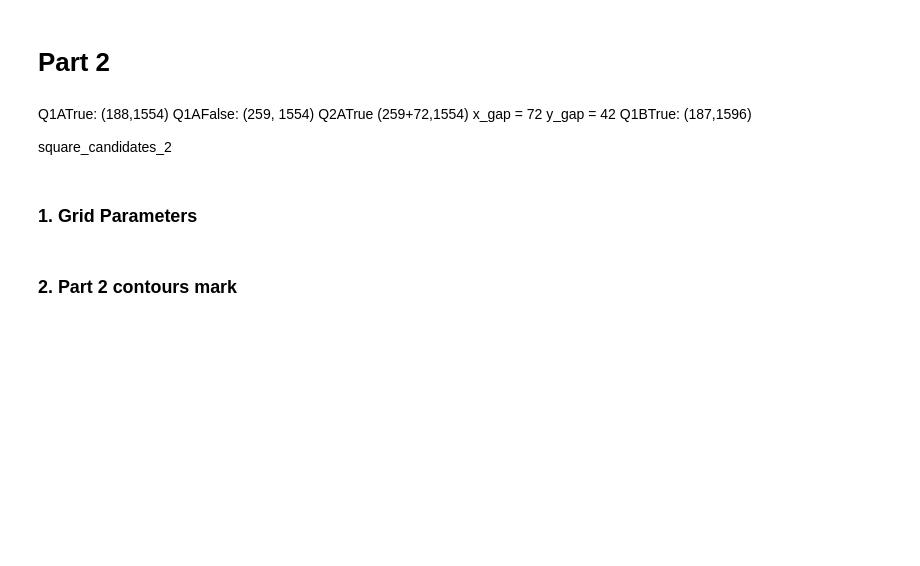
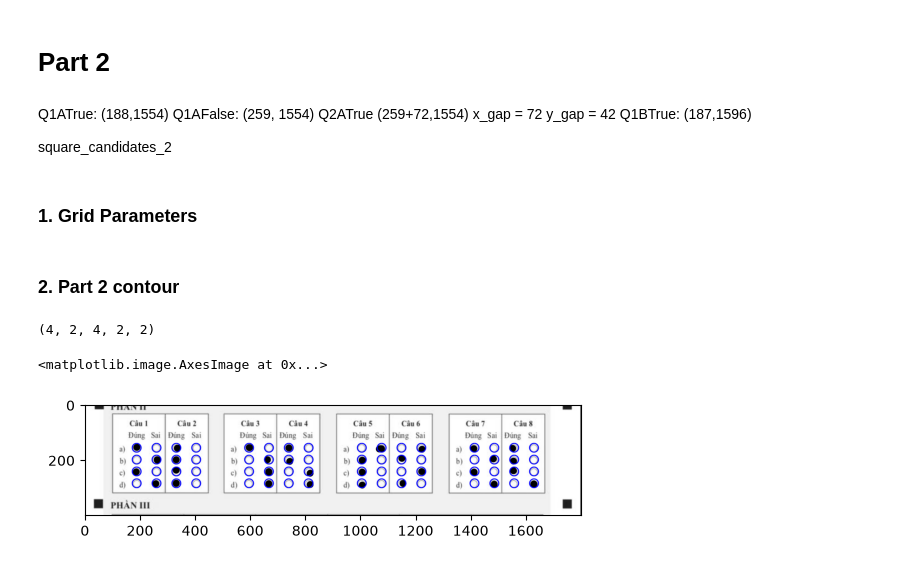
Before and after one commit to khanhdangtvc/OMR, a Jupyter notebook: image_processing.ipynb, the cells around one changed output. Drawn from its saved outputs; the diff is of its cells as text; code cells hidden in the pictures; blank space fills up the shorter version.

Commit message:
Part 2 - Done

```diff
--- a/image_processing.ipynb
+++ b/image_processing.ipynb
@@ -298,2 +299,2 @@ bubble_radius = 16                # Radius of each bubble
 # %% [markdown]
-### 2. Part 2 contours mark
+### 2. Part 2 contour
@@ -299,0 +316,18 @@ bubble_radius = 16                # Radius of each bubble
+# %%
+table = np.array(table)
+table.shape
+# %% [output]
+(4, 2, 4, 2, 2)
+# %%
+annotated = part_2_img.copy()
+for col in range(4):
+    for ques in range(2):
+        for sub in range(4):
+            for ans in range(2):
+                x,y = table[col][ques][sub][ans]
+                cv.circle(annotated,(int(x), int(y)),bubble_radius,(0, 0, 255),2,cv.LINE_AA)
+# %%
+plt.imshow(annotated[1400:1800,:])
+# %% [output]
+<matplotlib.image.AxesImage at 0x...>
+[figure, added]
```
Also changed, not shown: parts of 13 cells of this notebook, 2 other files.
